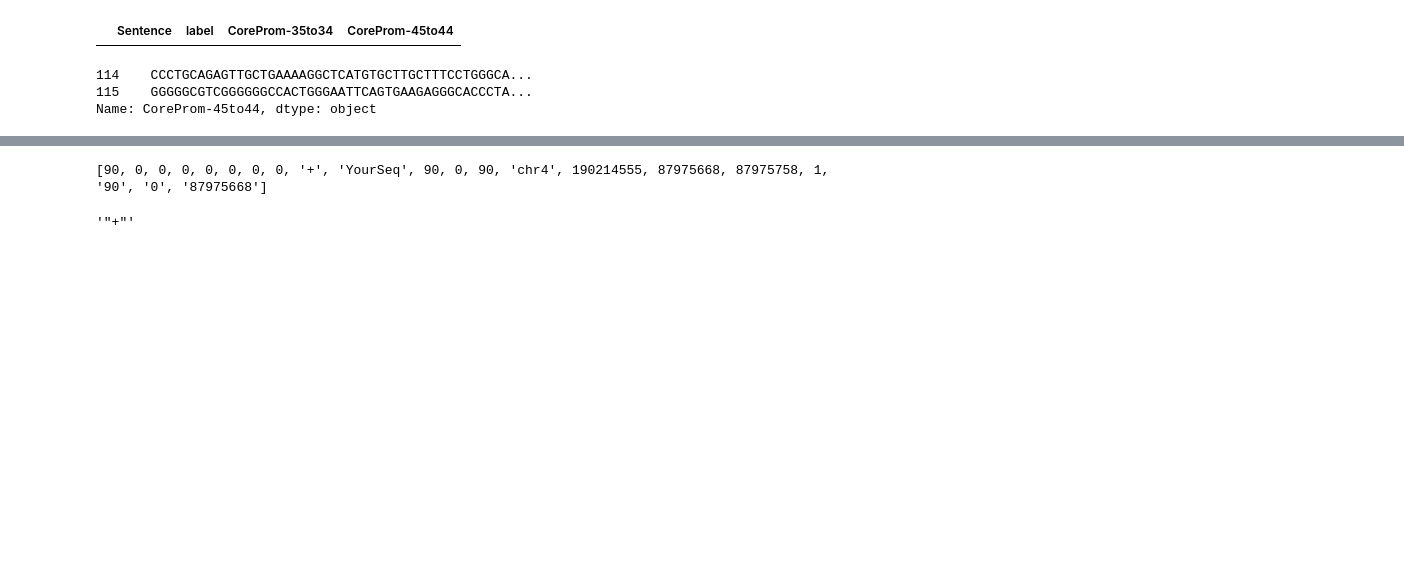
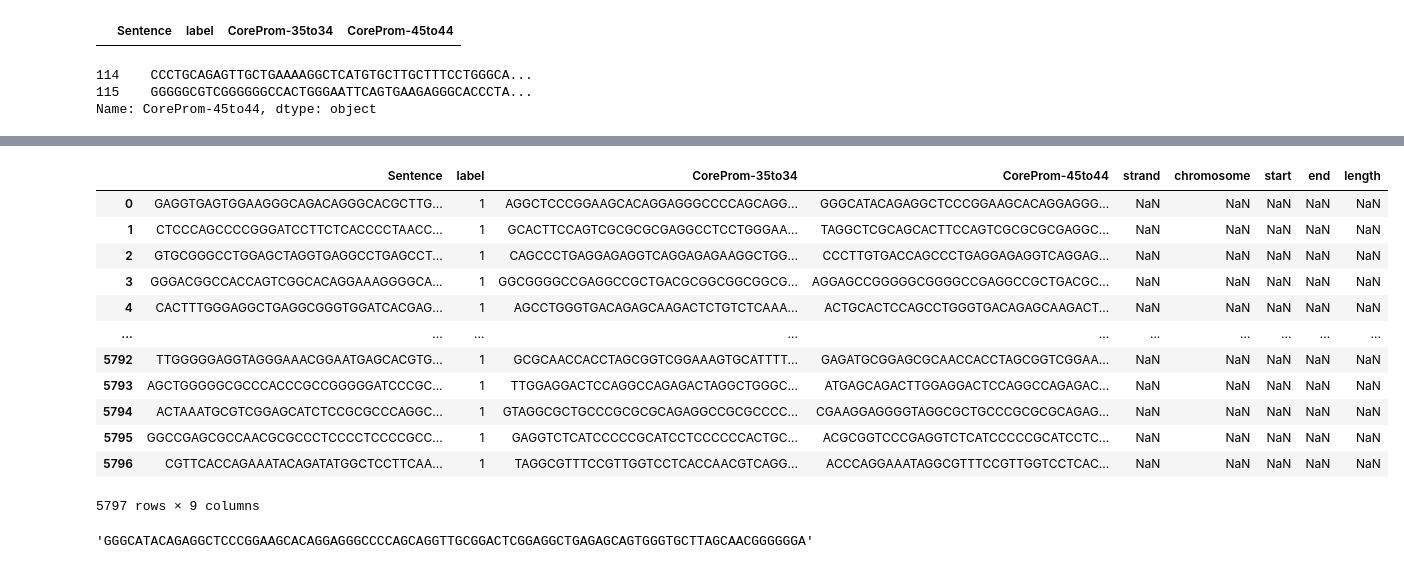
Before and after one commit to duttaprat/Postdoc, a Jupyter notebook: data_creation/calling_blat-Copy1.ipynb, the cells around one changed output, grey strips where cells are left out. Drawn from its saved outputs; the diff is of its cells as text; code cells hidden in the pictures; blank space fills up the shorter version.

```diff
--- a/data_creation/calling_blat-Copy1.ipynb
+++ b/data_creation/calling_blat-Copy1.ipynb
@@ -155,21 +195,22 @@ string
 # %%
-pattern = r'\{\n.*\}\n'
-
-# Find all matches of the pattern
-matches = re.findall(pattern, string, re.S) # re.S flag makes . match any character including newline
-
-# If matches found, convert the last one to dictionary
-if matches:
-    dict_string = matches[-1] # assuming the last match is the correct dictionary
-    dictionary = json.loads(dict_string)
-    #print(dictionary)
-    print(dictionary['blat'][0])
-else:
-    print("No dictionary found in string")
+df_remaining = df_test[df_test['start'].isnull()].reset_index(drop=True)
+df_remaining
 # %% [output]
+|  | Sentence | label | CoreProm-35to34 | CoreProm-45to44 | strand | chromosome | start | end | length |
+| 0 | GAGGTGAGTGGAAGGGCAGACAGGGCACGCTTG... | 1 | AGGCTCCCGGAAGCACAGGAGGGCCCCAGCAGG... | GGGCATACAGAGGCTCCCGGAAGCACAGGAGGG... | NaN | NaN | NaN | NaN | NaN |
+| 1 | CTCCCAGCCCCGGGATCCTTCTCACCCCTAACC... | 1 | GCACTTCCAGTCGCGCGCGAGGCCTCCTGGGAA... | TAGGCTCGCAGCACTTCCAGTCGCGCGCGAGGC... | NaN | NaN | NaN | NaN | NaN |
+| 2 | GTGCGGGCCTGGAGCTAGGTGAGGCCTGAGCCT... | 1 | CAGCCCTGAGGAGAGGTCAGGAGAGAAGGCTGG... | CCCTTGTGACCAGCCCTGAGGAGAGGTCAGGAG... | NaN | NaN | NaN | NaN | NaN |
+| 3 | GGGACGGCCACCAGTCGGCACAGGAAAGGGGCA... | 1 | GGCGGGGCCGAGGCCGCTGACGCGGCGGCGGCG... | AGGAGCCGGGGGCGGGGCCGAGGCCGCTGACGC... | NaN | NaN | NaN | NaN | NaN |
+| 4 | CACTTTGGGAGGCTGAGGCGGGTGGATCACGAG... | 1 | AGCCTGGGTGACAGAGCAAGACTCTGTCTCAAA... | ACTGCACTCCAGCCTGGGTGACAGAGCAAGACT... | NaN | NaN | NaN | NaN | NaN |
+| ... | ... | ... | ... | ... | ... | ... | ... | ... | ... |
+| 5792 | TTGGGGGAGGTAGGGAAACGGAATGAGCACGTG... | 1 | GCGCAACCACCTAGCGGTCGGAAAGTGCATTTT... | GAGATGCGGAGCGCAACCACCTAGCGGTCGGAA... | NaN | NaN | NaN | NaN | NaN |
+| 5793 | AGCTGGGGGCGCCCACCCGCCGGGGGATCCCGC... | 1 | TTGGAGGACTCCAGGCCAGAGACTAGGCTGGGC... | ATGAGCAGACTTGGAGGACTCCAGGCCAGAGAC... | NaN | NaN | NaN | NaN | NaN |
+| 5794 | ACTAAATGCGTCGGAGCATCTCCGCGCCCAGGC... | 1 | GTAGGCGCTGCCCGCGCGCAGAGGCCGCGCCCC... | CGAAGGAGGGGTAGGCGCTGCCCGCGCGCAGAG... | NaN | NaN | NaN | NaN | NaN |
+| 5795 | GGCCGAGCGCCAACGCGCCCTCCCCTCCCCGCC... | 1 | GAGGTCTCATCCCCCGCATCCTCCCCCCACTGC... | ACGCGGTCCCGAGGTCTCATCCCCCGCATCCTC... | NaN | NaN | NaN | NaN | NaN |
+| 5796 | CGTTCACCAGAAATACAGATATGGCTCCTTCAA... | 1 | TAGGCGTTTCCGTTGGTCCTCACCAACGTCAGG... | ACCCAGGAAATAGGCGTTTCCGTTGGTCCTCAC... | NaN | NaN | NaN | NaN | NaN |
-[90, 0, 0, 0, 0, 0, 0, 0, '+', 'YourSeq', 90, 0, 90, 'chr4', 190214555, 87975668, 87975758, 1, '90', '0', '87975668']
+5797 rows × 9 columns
 # %%
-failed_list[0].split(',')[36]
+df_test['CoreProm-45to44'].iloc[9236]
 # %% [output]
-'"+"'
+'GGGCATACAGAGGCTCCCGGAAGCACAGGAGGGCCCCAGCAGGTTGCGGACTCGGAGGCTGAGAGCAGTGGGTGCTTAGCAACGGGGGGA'
 # %%
```
Also changed, not shown: parts of 10 cells of this notebook, 2 other files.
